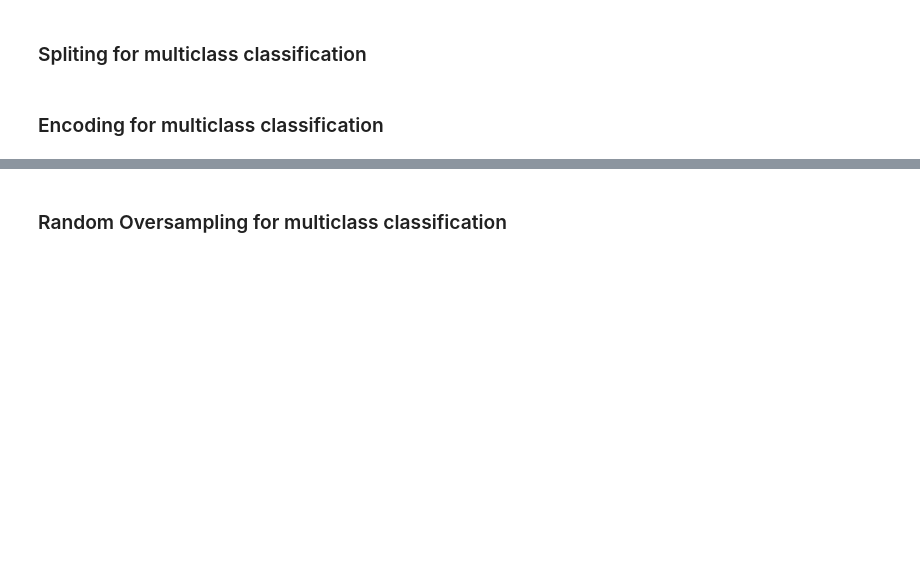
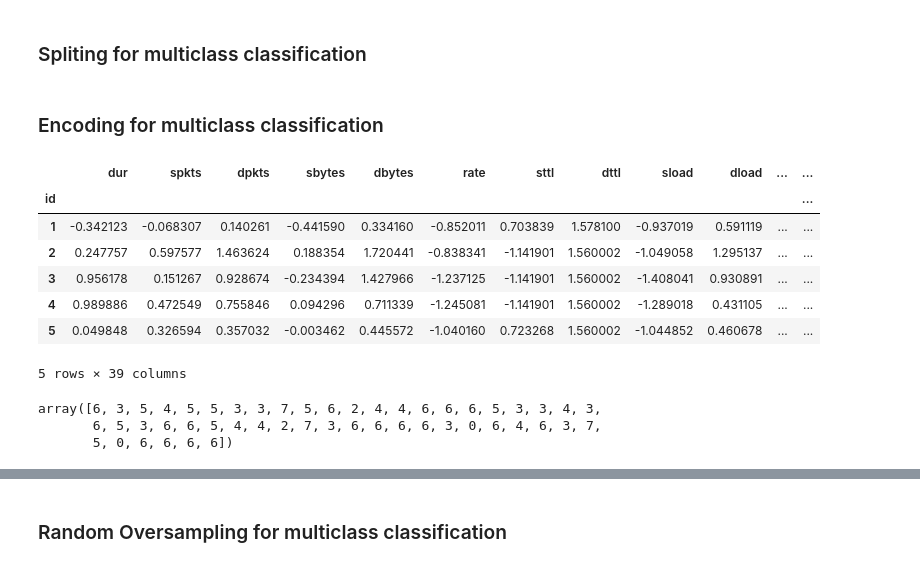
Before and after one commit to SukhmeetSingh2002/IDS-Project, a Jupyter notebook: code/code.ipynb, the cells around one changed output, grey strips where cells are left out. Saved outputs shown, nothing was run; the diff lists cells and outputs as text; code cells hidden in the pictures; blank space fills up the shorter version.

```diff
--- a/code/code.ipynb
+++ b/code/code.ipynb
@@ -113,6 +219,23 @@ X_test = df_testing.drop('attack_cat', axis=1)
 y_test = df_testing['attack_cat']
 # %% [markdown]
 ### Encoding for multiclass classification
+# %%
+X_train.head()
+# %% [output]
+|  | dur | spkts | dpkts | sbytes | dbytes | rate | sttl | dttl | sload | dload | ... | ... |
+| id |  |  |  |  |  |  |  |  |  |  |  | ... |
+| 1 | -0.342123 | -0.068307 | 0.140261 | -0.441590 | 0.334160 | -0.852011 | 0.703839 | 1.578100 | -0.937019 | 0.591119 | ... | ... |
+| 2 | 0.247757 | 0.597577 | 1.463624 | 0.188354 | 1.720441 | -0.838341 | -1.141901 | 1.560002 | -1.049058 | 1.295137 | ... | ... |
+| 3 | 0.956178 | 0.151267 | 0.928674 | -0.234394 | 1.427966 | -1.237125 | -1.141901 | 1.560002 | -1.408041 | 0.930891 | ... | ... |
+| 4 | 0.989886 | 0.472549 | 0.755846 | 0.094296 | 0.711339 | -1.245081 | -1.141901 | 1.560002 | -1.289018 | 0.431105 | ... | ... |
+| 5 | 0.049848 | 0.326594 | 0.357032 | -0.003462 | 0.445572 | -1.040160 | 0.723268 | 1.560002 | -1.044852 | 0.460678 | ... | ... |
+5 rows × 39 columns
+# %%
+y_train[:50]
+# %% [output]
+array([6, 3, 5, 4, 5, 5, 3, 3, 7, 5, 6, 2, 4, 4, 6, 6, 6, 5, 3, 3, 4, 3,
+       6, 5, 3, 6, 6, 5, 4, 4, 2, 7, 3, 6, 6, 6, 6, 3, 0, 6, 4, 6, 3, 7,
+       5, 0, 6, 6, 6, 6])
 # %%
 # encode attack_cat using label encoder
 from sklearn.preprocessing import LabelEncoder
```
Also changed, not shown: parts of 31 cells of this notebook, 5 other files.
